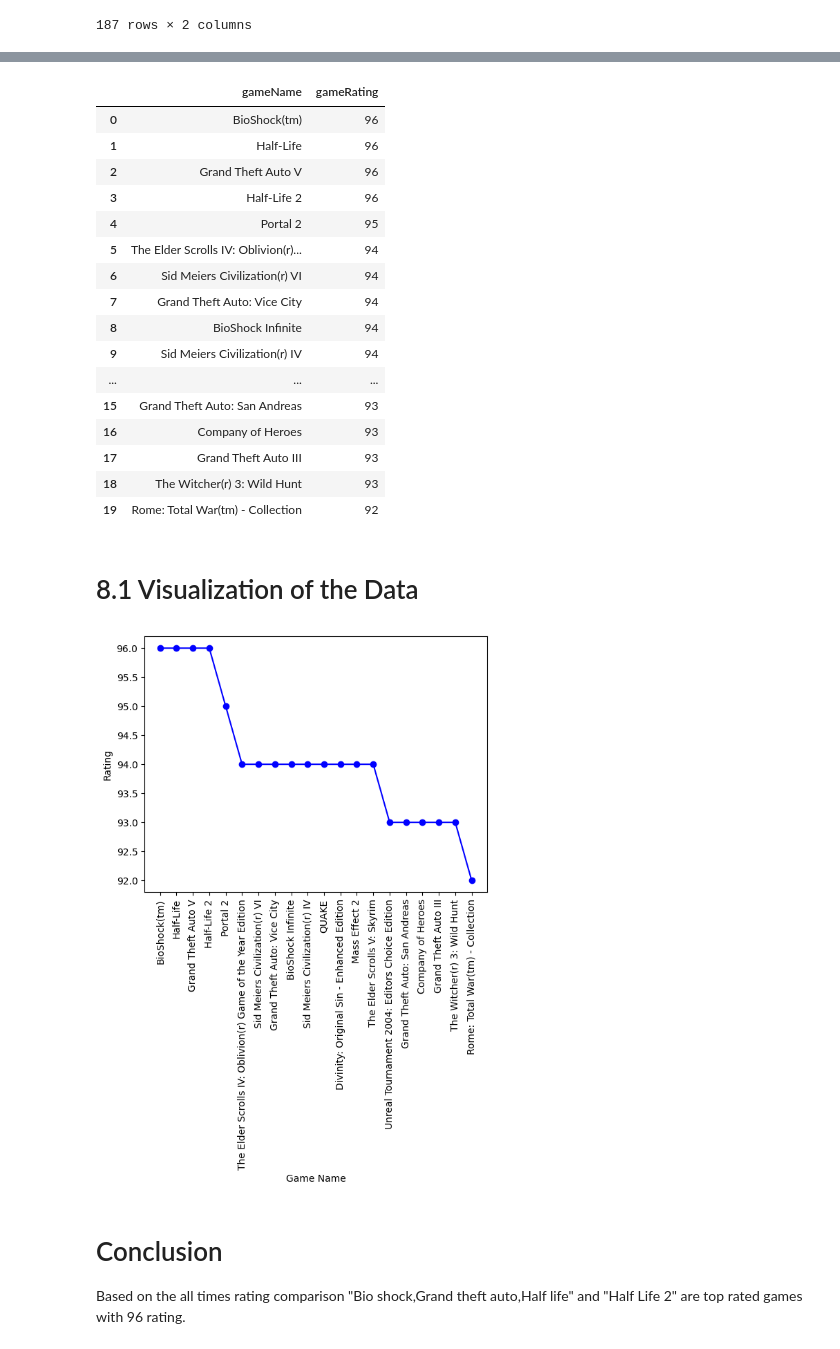
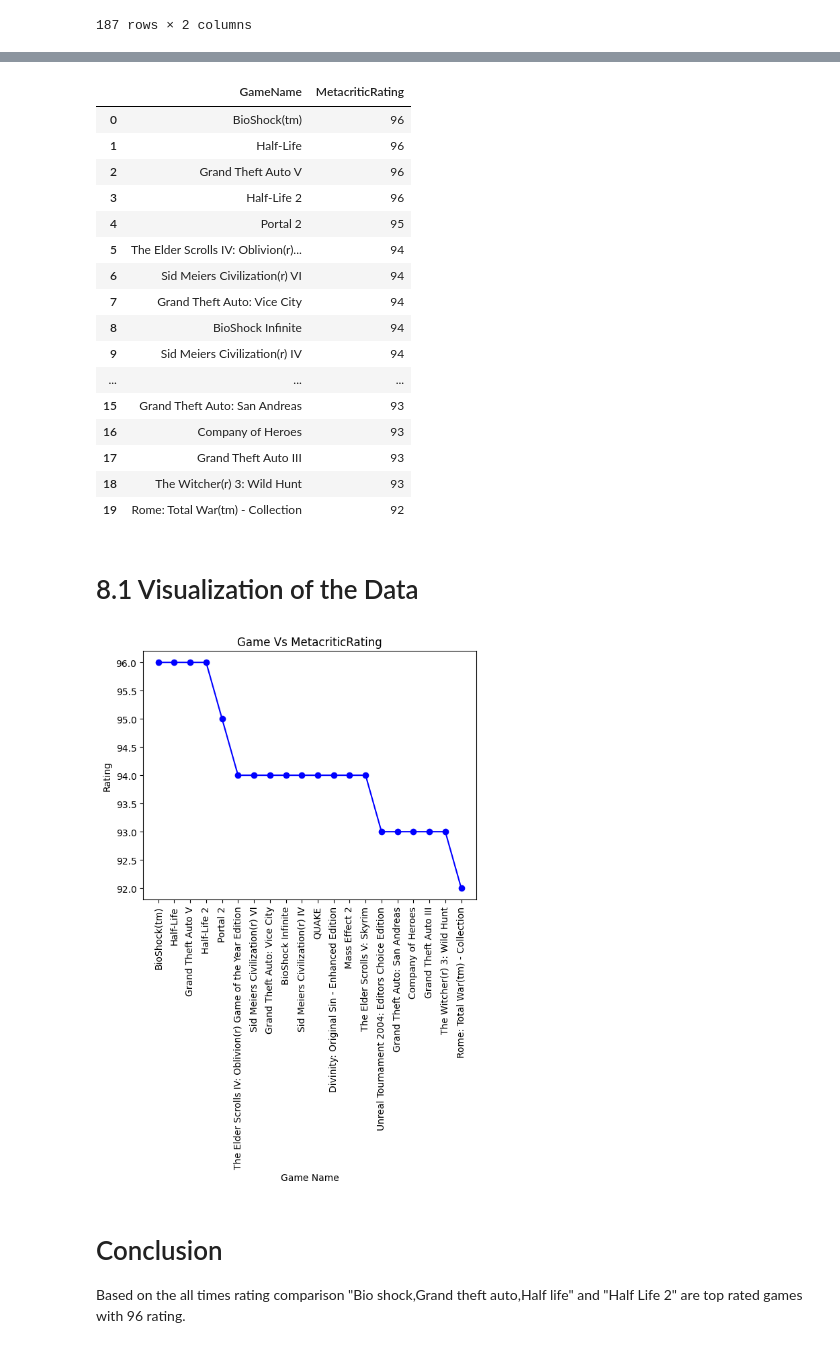
Before and after one commit to nardyjh/Project1-Group7, a Jupyter notebook: project1_Group7_game.ipynb, the cells around one changed output, grey strips where cells are left out. Drawn from its saved outputs; the diff is of its cells as text; code cells hidden in the pictures.

```diff
--- a/project1_Group7_game.ipynb
+++ b/project1_Group7_game.ipynb
@@ -926,8 +927,8 @@ for index,row in Top20_Meta.iterrows():
         break
 # %%
 # create Data Frame of the extraced Data
-catagorized20=pd.DataFrame(data_list,columns=["gameName","gameRating"])
-catagorized20=catagorized20.sort_values(by="gameRating",ascending=False)
+catagorized20=pd.DataFrame(data_list,columns=["GameName","MetacriticRating"])
+catagorized20=catagorized20.sort_values(by="MetacriticRating",ascending=False)
 Top20_M=catagorized20.reset_index()
 Top20_M
 # %% [output]
@@ -953,7 +954,7 @@ Top20_M
 del Top20_M["index"]
 Top20_M
 # %% [output]
-|  | gameName | gameRating |
+|  | GameName | MetacriticRating |
 | 0 | BioShock(tm) | 96 |
 | 1 | Half-Life | 96 |
 | 2 | Grand Theft Auto V | 96 |
@@ -974,16 +975,17 @@ Top20_M
 # 8.1 Visualization of the Data
 # %%
 # visualize the Games Rating
-x_cl=Top20_M["gameName"]
-y_cl=Top20_M["gameRating"]
+x_cl=Top20_M["GameName"]
+y_cl=Top20_M["MetacriticRating"]
 plt.plot(x_cl,y_cl,color="blue",marker="o")
 plt.xticks(rotation=90)
 plt.xlabel("Game Name")
 plt.ylabel("Rating")
+plt.title("Game Vs MetacriticRating")
 
 plt.show()
 # %% [output]
-[figure, old version]
+[figure, new version]
 # %% [markdown]
 # Conclusion
 Based on the all times rating comparison "Bio shock,Grand theft auto,Half life" and "Half Life 2" are top rated games with 96 rating.
```
Also changed, not shown: parts of 5 cells of this notebook.
